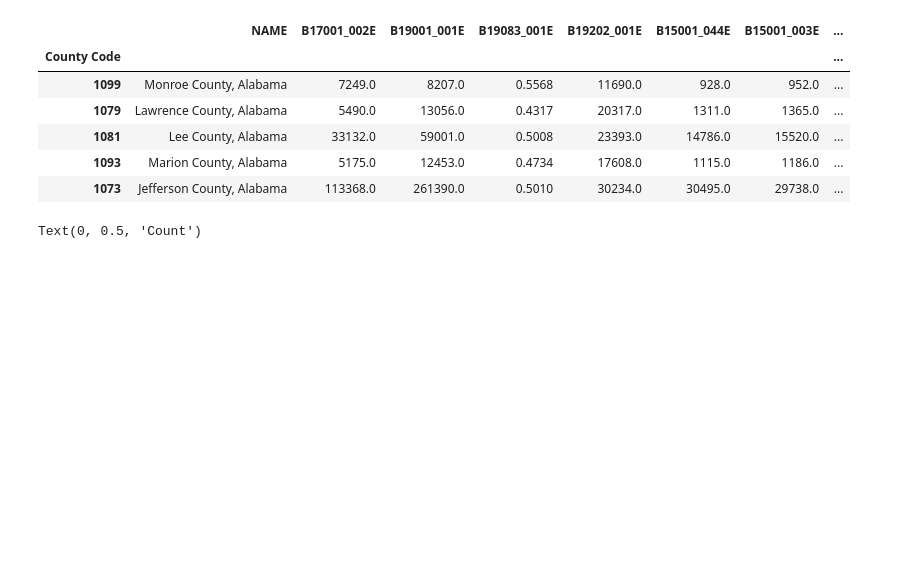
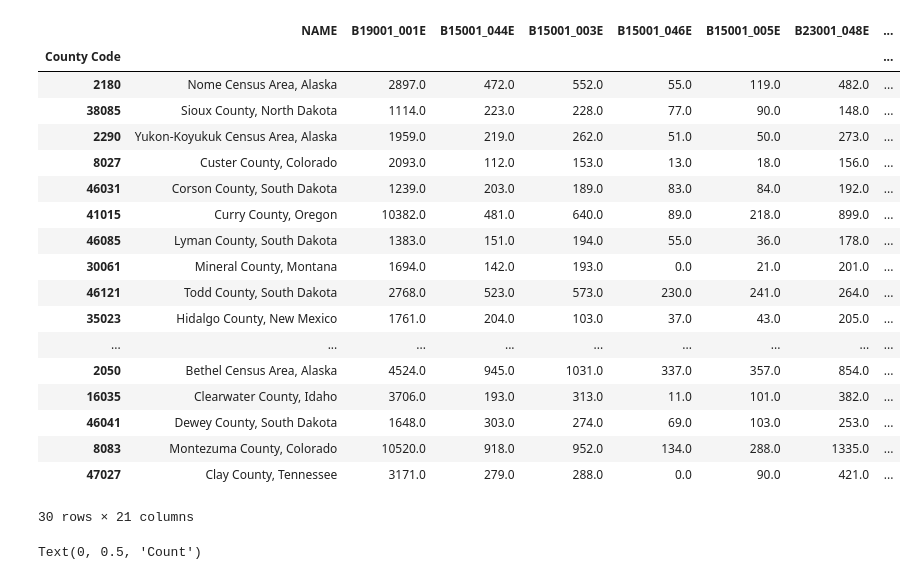
Before and after one commit to salkoffd/HappySauce, a Jupyter notebook: HappySauce.ipynb, the cells around one changed output. Saved outputs shown, nothing was run; the diff lists cells and outputs as text; code cells hidden in the pictures; blank space fills up the shorter version.

```diff
--- a/HappySauce.ipynb
+++ b/HappySauce.ipynb
@@ -22,6 +22,19 @@ vars_full = {
     'B15001_003E': 'Estimate!!Total!!Male!!18 to 24 years',
     'B15001_046E': 'Estimate!!Total!!Female!!18 to 24 years!!9th to 12th grade no diploma',
     'B15001_005E': 'Estimate!!Total!!Male!!18 to 24 years!!9th to 12th grade no diploma',
+#
+    'B23001_048E': 'Estimate!!Total!!Male!!45 to 54 years!!In labor force!!Civilian',
+    'B23001_050E': 'Estimate!!Total!!Male!!45 to 54 years!!In labor force!!Civilian!!Unemployed',
+#
+    'B27001_018E': 'Estimate!!Total!!Male!!45 to 54 years',
+    'B27001_020E': 'Estimate!!Total!!Male!!45 to 54 years!!No health insurance coverage',
+#
+    'B17001A_001E': 'Estimate!!Total, whites',
+    'B17001A_002E': 'Estimate!!Total!!Income in the past 12 months below poverty level, whites',
+#
+    'B21001_004E': 'Estimate!!Total!!Male',
+    'B21001_005E': 'Estimate!!Total!!Male!!Veteran',
+#
     'B01003_001E': 'Total population'
 }
 vars = list(vars_full.keys())
@@ -52,20 +65,35 @@ df_grim['Suicide Rate'] = df_grim['Deaths'] / df_grim['Population'] *100000
 # %%
 # Join census and suicide dataframes
 df_full = df.join(df_grim, on='County Code', how='inner')
 
 # convert numerical columns into float
 for thisVar in vars:
     df_full[thisVar] = [float(i) for i in df_full[thisVar]]
 
-df_full.head()
+# Order by highest suicide rate
+df_full = df_full.sort_values(by='Suicide Rate', ascending=False)
+
+df_full.head(30)
 # %% [output]
-|  | NAME | B17001_002E | B19001_001E | B19083_001E | B19202_001E | B15001_044E | B15001_003E | ... |
+|  | NAME | B19001_001E | B15001_044E | B15001_003E | B15001_046E | B15001_005E | B23001_048E | ... |
 | County Code |  |  |  |  |  |  |  | ... |
-| 1099 | Monroe County, Alabama | 7249.0 | 8207.0 | 0.5568 | 11690.0 | 928.0 | 952.0 | ... |
-| 1079 | Lawrence County, Alabama | 5490.0 | 13056.0 | 0.4317 | 20317.0 | 1311.0 | 1365.0 | ... |
-| 1081 | Lee County, Alabama | 33132.0 | 59001.0 | 0.5008 | 23393.0 | 14786.0 | 15520.0 | ... |
-| 1093 | Marion County, Alabama | 5175.0 | 12453.0 | 0.4734 | 17608.0 | 1115.0 | 1186.0 | ... |
-| 1073 | Jefferson County, Alabama | 113368.0 | 261390.0 | 0.5010 | 30234.0 | 30495.0 | 29738.0 | ... |
+| 2180 | Nome Census Area, Alaska | 2897.0 | 472.0 | 552.0 | 55.0 | 119.0 | 482.0 | ... |
+| 38085 | Sioux County, North Dakota | 1114.0 | 223.0 | 228.0 | 77.0 | 90.0 | 148.0 | ... |
+| 2290 | Yukon-Koyukuk Census Area, Alaska | 1959.0 | 219.0 | 262.0 | 51.0 | 50.0 | 273.0 | ... |
+| 8027 | Custer County, Colorado | 2093.0 | 112.0 | 153.0 | 13.0 | 18.0 | 156.0 | ... |
+| 46031 | Corson County, South Dakota | 1239.0 | 203.0 | 189.0 | 83.0 | 84.0 | 192.0 | ... |
+| 41015 | Curry County, Oregon | 10382.0 | 481.0 | 640.0 | 89.0 | 218.0 | 899.0 | ... |
+| 46085 | Lyman County, South Dakota | 1383.0 | 151.0 | 194.0 | 55.0 | 36.0 | 178.0 | ... |
+| 30061 | Mineral County, Montana | 1694.0 | 142.0 | 193.0 | 0.0 | 21.0 | 201.0 | ... |
+| 46121 | Todd County, South Dakota | 2768.0 | 523.0 | 573.0 | 230.0 | 241.0 | 264.0 | ... |
+| 35023 | Hidalgo County, New Mexico | 1761.0 | 204.0 | 103.0 | 37.0 | 43.0 | 205.0 | ... |
+| ... | ... | ... | ... | ... | ... | ... | ... | ... |
+| 2050 | Bethel Census Area, Alaska | 4524.0 | 945.0 | 1031.0 | 337.0 | 357.0 | 854.0 | ... |
+| 16035 | Clearwater County, Idaho | 3706.0 | 193.0 | 313.0 | 11.0 | 101.0 | 382.0 | ... |
+| 46041 | Dewey County, South Dakota | 1648.0 | 303.0 | 274.0 | 69.0 | 103.0 | 253.0 | ... |
+| 8083 | Montezuma County, Colorado | 10520.0 | 918.0 | 952.0 | 134.0 | 288.0 | 1335.0 | ... |
+| 47027 | Clay County, Tennessee | 3171.0 | 279.0 | 288.0 | 0.0 | 90.0 | 421.0 | ... |
+30 rows × 21 columns
 # %%
 n_bins = 20
 fig = plt.figure()
```
Also changed, not shown: parts of 2 cells of this notebook.
